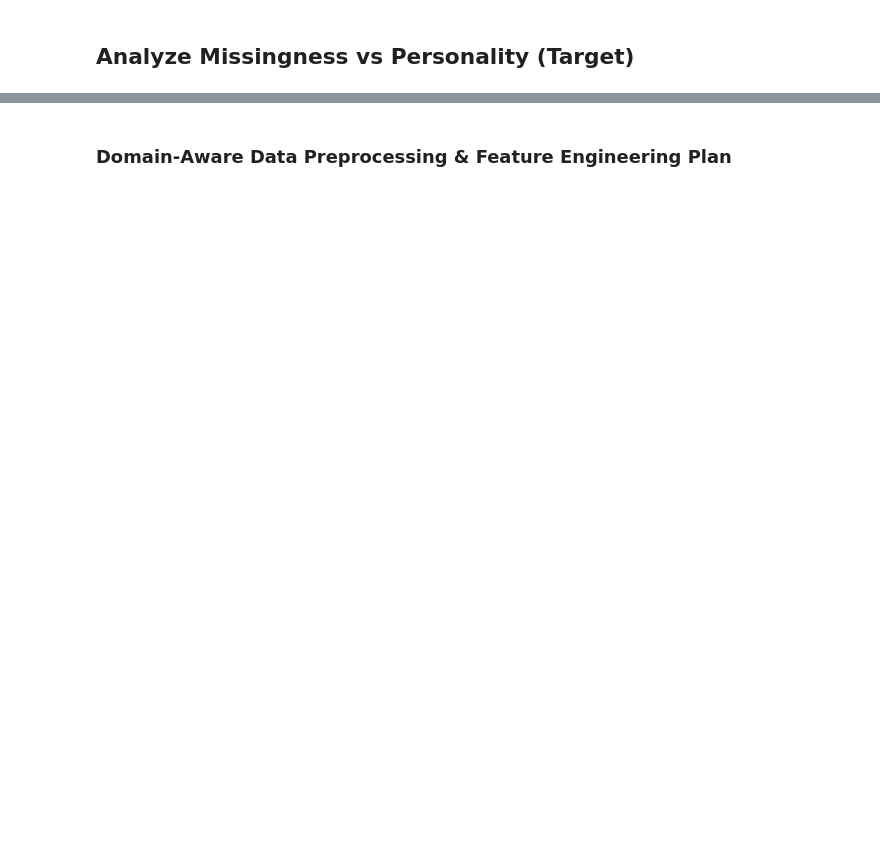
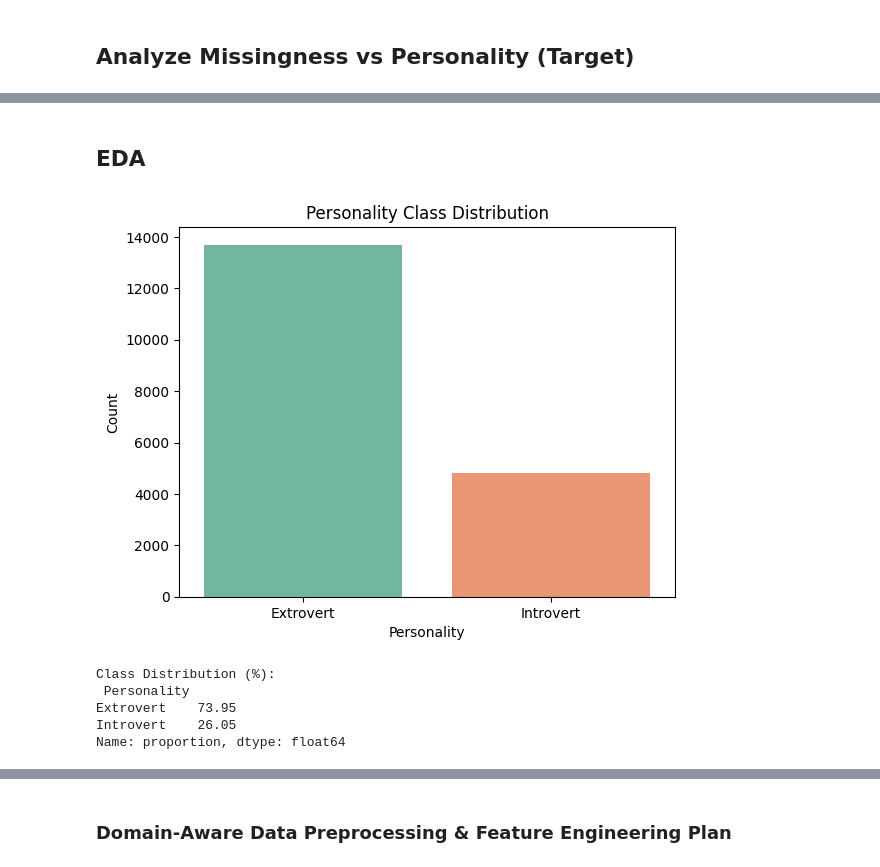
Before and after one commit to Kedhareswer/ML_Projects, a Jupyter notebook: introvert-vs-extrovert.ipynb, the cells around one changed output, grey strips where cells are left out. Drawn from its saved outputs; the diff is of its cells as text; code cells hidden in the pictures; blank space fills up the shorter version.

Commit message:
Kaggle Notebook | Introvert Vs Extrovert | Version 3

```diff
--- a/introvert-vs-extrovert.ipynb
+++ b/introvert-vs-extrovert.ipynb
@@ -171,0 +89,6 @@ plt.show()
+# %%
+# Replace missing with a new category: "No Response"
+df["Stage_fear"].fillna("No Response", inplace=True)
+
+# Verify encoding
+print(df["Stage_fear"].value_counts())
@@ -171,0 +133,6 @@ plt.show()
+# %%
+# Fill missing values with "No Response"
+df["Drained_after_socializing"].fillna("No Response", inplace=True)
+
+# Check distribution
+print(df["Drained_after_socializing"].value_counts())
@@ -171,0 +145,10 @@ plt.show()
+# %%
+# Add missing indicator
+df["Friends_circle_size_missing"] = df["Friends_circle_size"].isnull().astype(int)
+
+# Impute with 0 → interpreted as "no friends"
+df["Friends_circle_size"].fillna(0, inplace=True)
+
+# Check result
+print(df["Friends_circle_size"].unique())
+print(df["Friends_circle_size_missing"].value_counts())
@@ -171,0 +161,10 @@ plt.show()
+# %%
+# Add missing indicator
+df["Post_frequency_missing"] = df["Post_frequency"].isnull().astype(int)
+
+# Impute with 0 — interpreted as "does not post"
+df["Post_frequency"].fillna(0, inplace=True)
+
+# Check result
+print(df["Post_frequency"].unique())
+print(df["Post_frequency_missing"].value_counts())
@@ -171,0 +212,22 @@ plt.show()
+# %% [markdown]
+## EDA
+# %%
+import seaborn as sns
+import matplotlib.pyplot as plt
+
+# Plot target class distribution
+sns.countplot(x="Personality", data=df, palette="Set2")
+plt.title("Personality Class Distribution")
+plt.ylabel("Count")
+plt.show()
+
+# Show percentages
+class_dist = df["Personality"].value_counts(normalize=True) * 100
+print("\nClass Distribution (%):\n", class_dist.round(2))
+# %% [output]
+[figure, added]
+Class Distribution (%):
+ Personality
+Extrovert    73.95
+Introvert    26.05
+Name: proportion, dtype: float64
```
Also changed, not shown: parts of 41 cells of this notebook.
